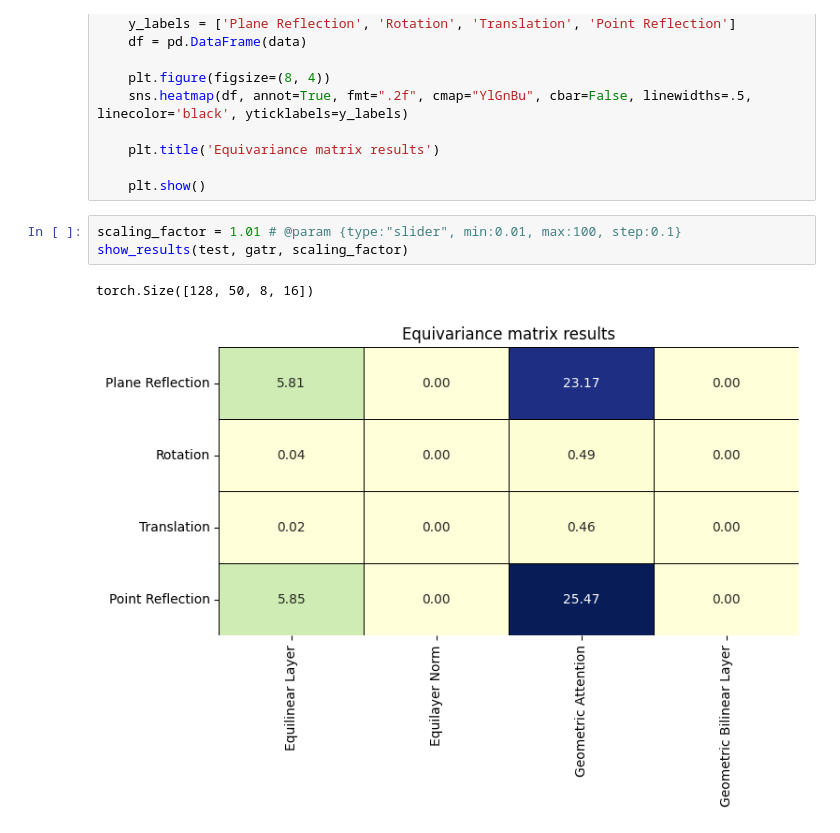
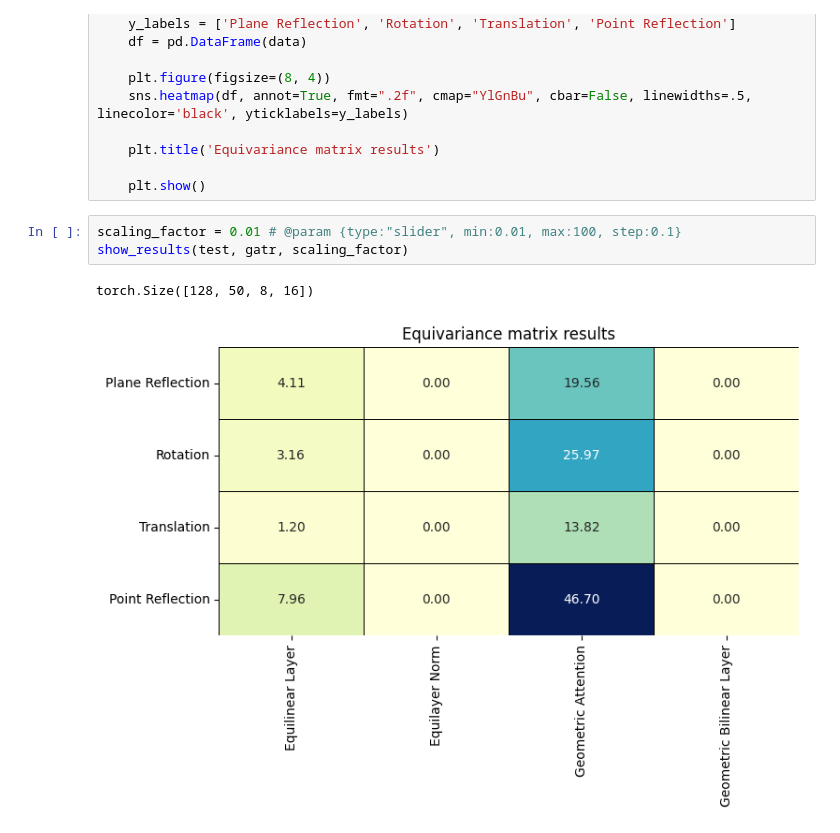
Before and after one commit to FedericoRaschiatore0123/GATr_Deep_Learning_Project, a Jupyter notebook: GATr_deep_learning_project.ipynb, the cells around one changed output. Cells and saved outputs as stored; diff of their text form.

```diff
--- a/GATr_deep_learning_project.ipynb
+++ b/GATr_deep_learning_project.ipynb
@@ -2972,8 +2988,8 @@ def show_results(test, gatr, mul_factor):
 
     plt.show()
 # %%
-scaling_factor = 1.01 # @param {type:"slider", min:0.01, max:100, step:0.1}
+scaling_factor = 0.01 # @param {type:"slider", min:0.01, max:100, step:0.1}
 show_results(test, gatr, scaling_factor)
 # %% [output]
 torch.Size([128, 50, 8, 16])
-[figure, old version]
+[figure, new version]
```
Also changed, not shown: parts of 15 cells of this notebook.
